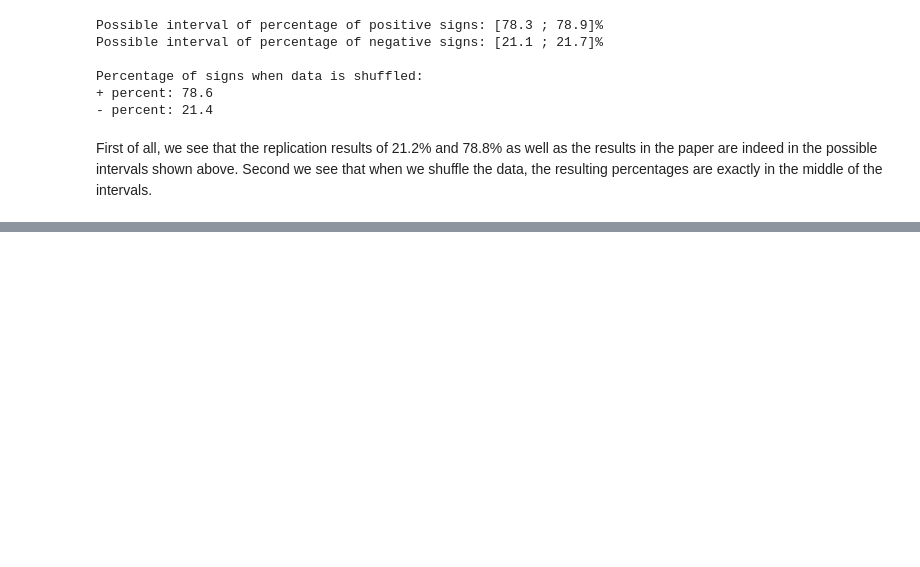
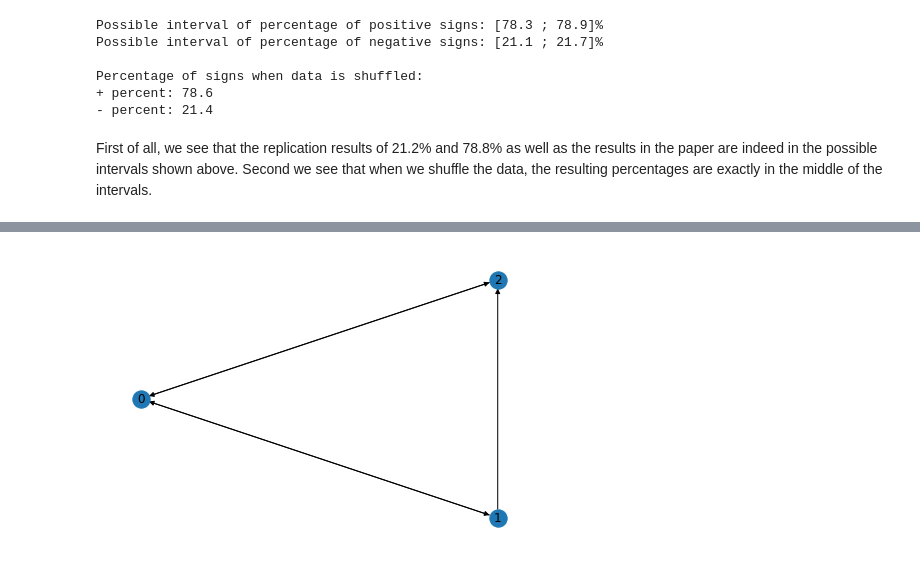
Before and after one commit to Biliwaks/Applied-Data-Analysis, a Jupyter notebook: Replication/replication_report.ipynb, the cells around one changed output, grey strips where cells are left out. Saved outputs shown, nothing was run; the diff lists cells and outputs as text; code cells hidden in the pictures; blank space fills up the shorter version.

```diff
--- a/Replication/replication_report.ipynb
+++ b/Replication/replication_report.ipynb
@@ -652,0 +794,6 @@ First of all, we see that the replication results of 21.2% and 78.8% as well as
+# %%
+G = nx.DiGraph()
+G.add_weighted_edges_from([(0,1,-1),(1,2,1),(2,0,1),(0,2,-1),(1,0,-1)])
+nx.draw_shell(G, with_labels=True)
+# %% [output]
+[figure, added]
```
Also changed, not shown: parts of 55 cells of this notebook, 4 other files.
